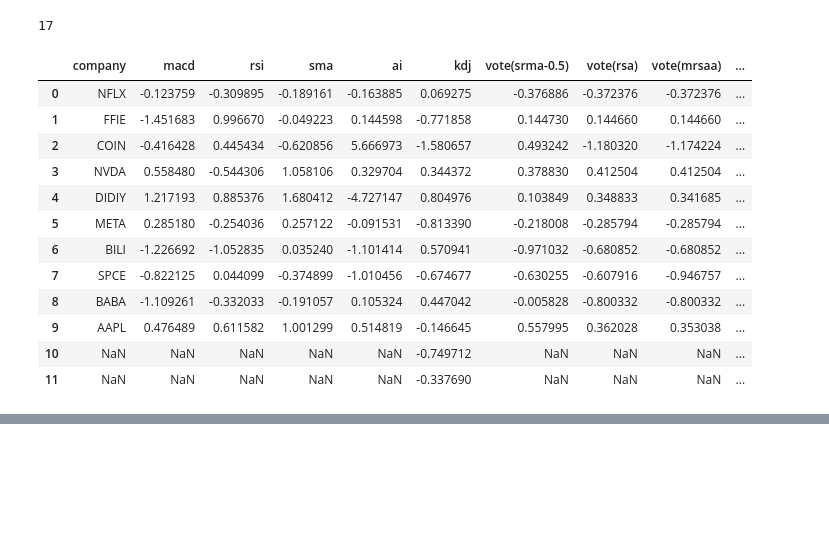
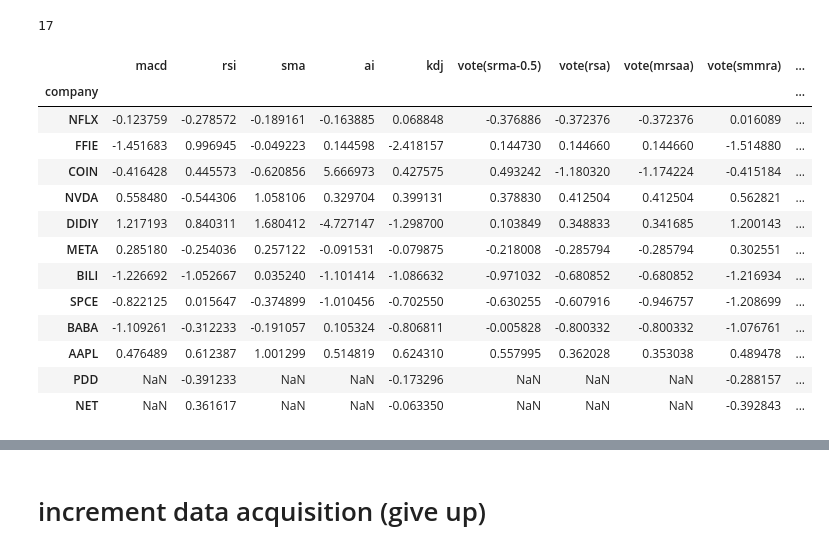
Before and after one commit to Lezcool/QT, a Jupyter notebook: code/debug.ipynb, the cells around one changed output, grey strips where cells are left out. Cells and saved outputs as stored; diff of their text form; code cells hidden in the pictures; blank space fills up the shorter version.

```diff
--- a/code/debug.ipynb
+++ b/code/debug.ipynb
@@ -670,45 +688,50 @@ params['NFLX']
 17
 # %%
 import pandas as pd
-macd_df = pd.read_csv('/home/lez/Documents/QT/QT/results/macd_results.csv')
-rsi_df = pd.read_csv('/home/lez/Documents/QT/QT/results/rsi_results.csv')
-sma_df = pd.read_csv('/home/lez/Documents/QT/QT/results/sma_results.csv')
-vote_df = pd.read_csv('/home/lez/Documents/QT/QT/results/vote0.5_results.csv')
-ai_df = pd.read_csv('/home/lez/Documents/QT/QT/results/ai_results.csv')
-# vote2_df = pd.read_csv('/home/lez/Documents/QT/QT/results/vote(srm)/vote_results.csv') #'vote(srm-2/3)' same as macd
-kdj_df = pd.read_csv('/home/lez/Documents/QT/QT/results/kdj/kdj_results.csv')
-vote_rsa = pd.read_csv('/home/lez/Documents/QT/QT/results/vote(rsa)/vote_results.csv')
-vote_mrsaa = pd.read_csv('/home/lez/Documents/QT/QT/results/vote(mrsaa)/vote_results.csv')
-vote_smmra = pd.read_csv('/home/lez/Documents/QT/QT/results/vote(smmra)/vote_results.csv')
-# vote_srma_opt = pd.read_csv('/home/lez/Documents/QT/QT/results/vote(srma_opt)/vote_results.csv') #results too bad
-vote_srma = pd.read_csv('/home/lez/Documents/QT/QT/results/vote(srma)/vote_results.csv') #too frequent
-vote_msa = pd.read_csv('/home/lez/Documents/QT/QT/results/vote(asm)/vote_results.csv')
-vote_ksrma = pd.read_csv('/home/lez/Documents/QT/QT/results/vote(ksrma)/vote_results.csv')
+macd_df = pd.read_csv('/home/lez/Documents/QT/QT/results/macd_results.csv',index_col='company')
+rsi_df = pd.read_csv('/home/lez/Documents/QT/QT/results/rsi/rsi_results.csv',index_col='company')
+sma_df = pd.read_csv('/home/lez/Documents/QT/QT/results/sma_results.csv',index_col='company')
+vote_df = pd.read_csv('/home/lez/Documents/QT/QT/results/vote0.5_results.csv',index_col='company')
+ai_df = pd.read_csv('/home/lez/Documents/QT/QT/results/ai_results.csv',index_col='company')
+# vote2_df = pd.read_csv('/home/lez/Documents/QT/QT/results/vote(srm)/vote_results.csv',index_col='company') #'vote(srm-2/3)' same as macd
+kdj_df = pd.read_csv('/home/lez/Documents/QT/QT/results/kdj/kdj_results.csv',index_col='company')
+vote_rsa = pd.read_csv('/home/lez/Documents/QT/QT/results/vote(rsa)/vote_results.csv',index_col='company')
+vote_mrsaa = pd.read_csv('/home/lez/Documents/QT/QT/results/vote(mrsaa)/vote_results.csv',index_col='company')
+vote_smmra = pd.read_csv('/home/lez/Documents/QT/QT/results/vote(smmra)/vote_results.csv',index_col='company')
+# vote_srma_opt = pd.read_csv('/home/lez/Documents/QT/QT/results/vote(srma_opt)/vote_results.csv',index_col='company') #results too bad
+vote_srma = pd.read_csv('/home/lez/Documents/QT/QT/results/vote(srma)/vote_results.csv',index_col='company') #too frequent
+vote_msa = pd.read_csv('/home/lez/Documents/QT/QT/results/vote(asm)/vote_results.csv',index_col='company')
+vote_ksrma = pd.read_csv('/home/lez/Documents/QT/QT/results/vote(ksrma)/vote_results.csv',index_col='company')
 # %%
 name_list = ['macd', 'rsi', 'sma', 'ai','kdj','vote(srma-0.5)', 'vote(rsa)','vote(mrsaa)','vote(smmra)','vote(srma)','vote(msa)','vote(ksrma)']
-result_df = pd.DataFrame()
+# result_df = pd.DataFrame()
 for idx,df in enumerate([macd_df, rsi_df, sma_df,ai_df,kdj_df, vote_df,vote_rsa,vote_mrsaa,vote_smmra,vote_srma,vote_msa,vote_ksrma]):
+
+    tmp = df[['sharp_ratio']]
+    tmp.columns = [name_list[idx]]
     if idx == 0:
-        tmp = df[['company', 'sharp_ratio']]
-        tmp.columns = ['company', name_list[idx]]
+        result_df = tmp
     else:
-        tmp = df[['sharp_ratio']]
-        tmp.columns = [name_list[idx]]
-    result_df = pd.concat([result_df, tmp], axis=1)
+        result_df = pd.concat([result_df,tmp],axis=1)
+
+    # else:
+    #     tmp = df[['sharp_ratio']]
+    #     tmp.columns = [name_list[idx]]
 display(result_df)
 display(result_df.describe())
 # %% [output]
-|  | company | macd | rsi | sma | ai | kdj | vote(srma-0.5) | vote(rsa) | vote(mrsaa) | ... |
-| 0 | NFLX | -0.123759 | -0.309895 | -0.189161 | -0.163885 | 0.069275 | -0.376886 | -0.372376 | -0.372376 | ... |
-| 1 | FFIE | -1.451683 | 0.996670 | -0.049223 | 0.144598 | -0.771858 | 0.144730 | 0.144660 | 0.144660 | ... |
-| 2 | COIN | -0.416428 | 0.445434 | -0.620856 | 5.666973 | -1.580657 | 0.493242 | -1.180320 | -1.174224 | ... |
-| 3 | NVDA | 0.558480 | -0.544306 | 1.058106 | 0.329704 | 0.344372 | 0.378830 | 0.412504 | 0.412504 | ... |
-| 4 | DIDIY | 1.217193 | 0.885376 | 1.680412 | -4.727147 | 0.804976 | 0.103849 | 0.348833 | 0.341685 | ... |
-| 5 | META | 0.285180 | -0.254036 | 0.257122 | -0.091531 | -0.813390 | -0.218008 | -0.285794 | -0.285794 | ... |
-| 6 | BILI | -1.226692 | -1.052835 | 0.035240 | -1.101414 | 0.570941 | -0.971032 | -0.680852 | -0.680852 | ... |
-| 7 | SPCE | -0.822125 | 0.044099 | -0.374899 | -1.010456 | -0.674677 | -0.630255 | -0.607916 | -0.946757 | ... |
-| 8 | BABA | -1.109261 | -0.332033 | -0.191057 | 0.105324 | 0.447042 | -0.005828 | -0.800332 | -0.800332 | ... |
-| 9 | AAPL | 0.476489 | 0.611582 | 1.001299 | 0.514819 | -0.146645 | 0.557995 | 0.362028 | 0.353038 | ... |
-| 10 | NaN | NaN | NaN | NaN | NaN | -0.749712 | NaN | NaN | NaN | ... |
-| 11 | NaN | NaN | NaN | NaN | NaN | -0.337690 | NaN | NaN | NaN | ... |
+|  | macd | rsi | sma | ai | kdj | vote(srma-0.5) | vote(rsa) | vote(mrsaa) | vote(smmra) | ... |
+| company |  |  |  |  |  |  |  |  |  | ... |
+| NFLX | -0.123759 | -0.278572 | -0.189161 | -0.163885 | 0.068848 | -0.376886 | -0.372376 | -0.372376 | 0.016089 | ... |
+| FFIE | -1.451683 | 0.996945 | -0.049223 | 0.144598 | -2.418157 | 0.144730 | 0.144660 | 0.144660 | -1.514880 | ... |
+| COIN | -0.416428 | 0.445573 | -0.620856 | 5.666973 | 0.427575 | 0.493242 | -1.180320 | -1.174224 | -0.415184 | ... |
+| NVDA | 0.558480 | -0.544306 | 1.058106 | 0.329704 | 0.399131 | 0.378830 | 0.412504 | 0.412504 | 0.562821 | ... |
+| DIDIY | 1.217193 | 0.840311 | 1.680412 | -4.727147 | -1.298700 | 0.103849 | 0.348833 | 0.341685 | 1.200143 | ... |
+| META | 0.285180 | -0.254036 | 0.257122 | -0.091531 | -0.079875 | -0.218008 | -0.285794 | -0.285794 | 0.302551 | ... |
+| BILI | -1.226692 | -1.052667 | 0.035240 | -1.101414 | -1.086632 | -0.971032 | -0.680852 | -0.680852 | -1.216934 | ... |
+| SPCE | -0.822125 | 0.015647 | -0.374899 | -1.010456 | -0.702550 | -0.630255 | -0.607916 | -0.946757 | -1.208699 | ... |
+| BABA | -1.109261 | -0.312233 | -0.191057 | 0.105324 | -0.806811 | -0.005828 | -0.800332 | -0.800332 | -1.076761 | ... |
+| AAPL | 0.476489 | 0.612387 | 1.001299 | 0.514819 | 0.624310 | 0.557995 | 0.362028 | 0.353038 | 0.489478 | ... |
+| PDD | NaN | -0.391233 | NaN | NaN | -0.173296 | NaN | NaN | NaN | -0.288157 | ... |
+| NET | NaN | 0.361617 | NaN | NaN | -0.063350 | NaN | NaN | NaN | -0.392843 | ... |
 |  | macd | rsi | sma | ai | kdj | vote(srma-0.5) | vote(rsa) | vote(mrsaa) | vote(smmra) | ... |
@@ -722,0 +746,2 @@ display(result_df.describe())
+# %% [markdown]
+# increment data acquisition (give up)
```
Also changed, not shown: parts of 17 cells of this notebook, 3 other files.
